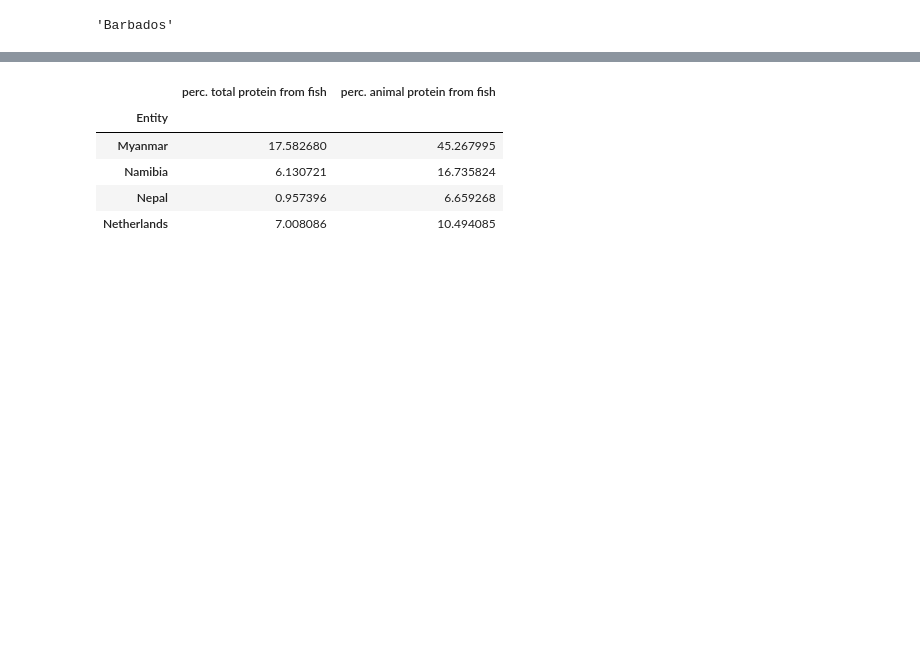
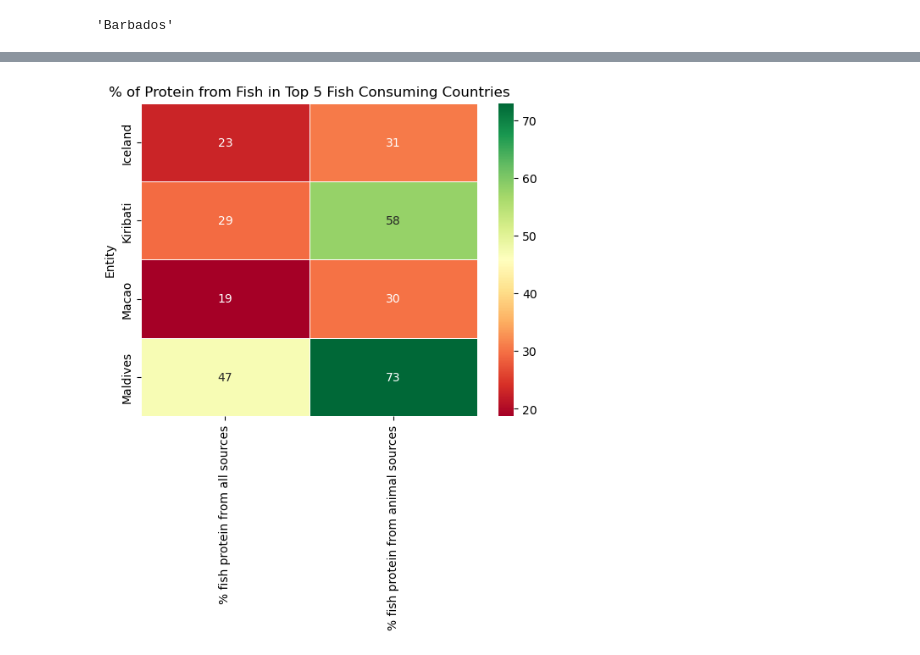
Before and after one commit to Visrael24/Dev10-Final-Assessment, a Jupyter notebook: Workspaces/Jesses_workspace/Visualizations.ipynb, the cells around one changed output, grey strips where cells are left out. Saved outputs shown, nothing was run; the diff lists cells and outputs as text; code cells hidden in the pictures; blank space fills up the shorter version.

```diff
--- a/Workspaces/Jesses_workspace/Visualizations.ipynb
+++ b/Workspaces/Jesses_workspace/Visualizations.ipynb
@@ -132,9 +153,0 @@ country_selections(int(input('Would you like to view the (1) first 4 countries,
-# %%
-subset_test.style.background_gradient(cmap='Greens')
-# %% [output]
-|  | perc. total protein from fish | perc. animal protein from fish |
-| Entity |  |  |
-| Myanmar | 17.582680 | 45.267995 |
-| Namibia | 6.130721 | 16.735824 |
-| Nepal | 0.957396 | 6.659268 |
-| Netherlands | 7.008086 | 10.494085 |
@@ -142,0 +154,5 @@ subset_test.style.background_gradient(cmap='Greens')
+# %%
+country_selections(int(input('Would you like to view the (1) first 4 countries, (2) last 4 countries, or (3) select 4 to compare? Input 1, 2, or 3: ')));
+plt.title(r"% of Protein from Fish in Top 5 Fish Consuming Countries");
+# %% [output]
+[figure, added]
```
Also changed, not shown: parts of 14 cells of this notebook, 8 other files.
